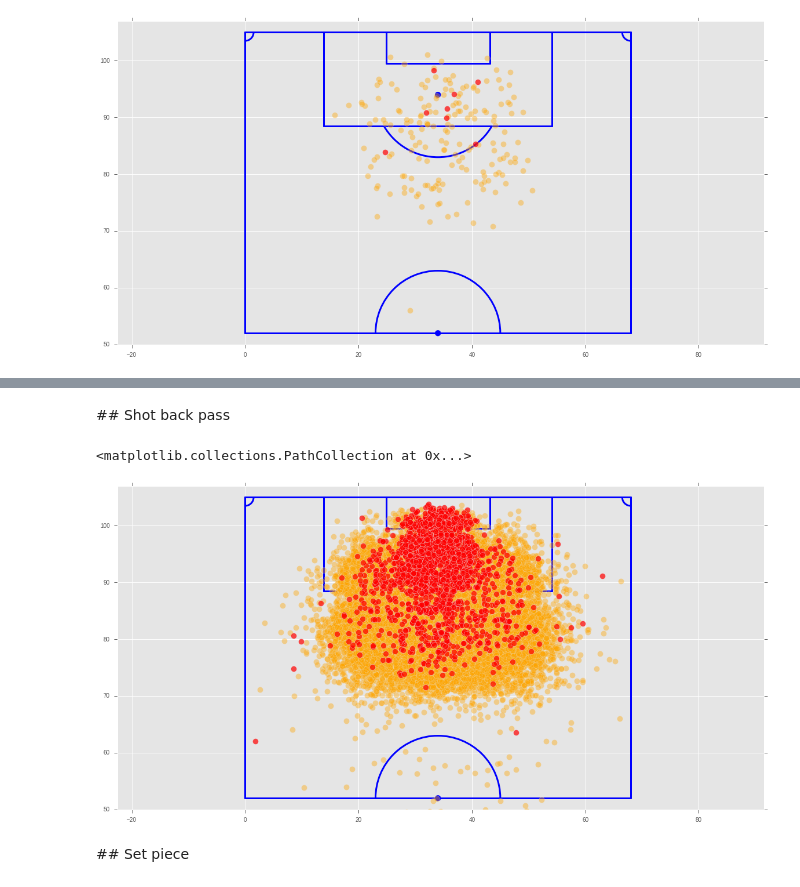
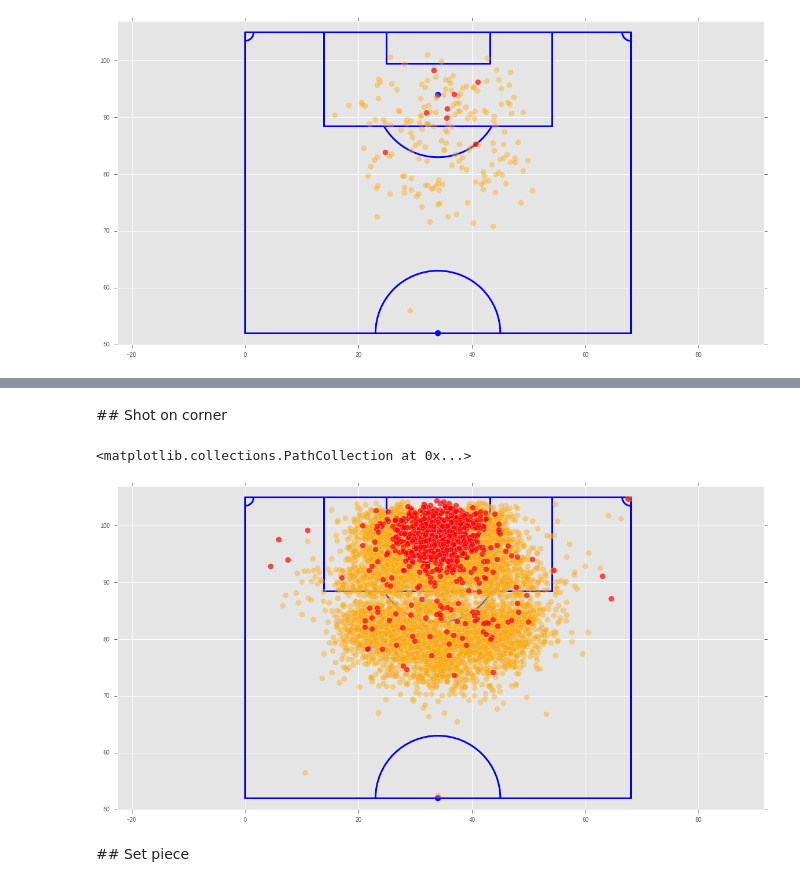
Before and after one commit to 10contre11/notebooks, a Jupyter notebook: xg_features_selection.ipynb, the cells around one changed output, grey strips where cells are left out. Drawn from its saved outputs; the diff is of its cells as text; code cells hidden in the pictures.

Commit message:
corner

```diff
--- a/xg_features_selection.ipynb
+++ b/xg_features_selection.ipynb
@@ -428,15 +428,15 @@ shots_back_cross[(shots_back_cross['goal'] == True) & (shots_back_cross['distanc
 | 32159 | 2014 | Allemagne | Bundesliga | Augsburg | Bayern München | Bayern München | Arjen Robben | ... |
 | 19184 | 2016 | Italie | Serie A | Sassuolo | Pescara | Sassuolo | Domenico Berardi | ... |
 # %% [markdown]
-## Shot back pass
+## Shot on corner
 # %%
 soccerfield()
-shots_back_pass = shots[(shots['on_back_pass'] == True)]
-plt.scatter(shots_back_pass[shots_back_pass['goal'] == False]['adj_start_y'], shots_back_pass[shots_back_pass['goal'] == False]['adj_start_x'], 100, c='orange', alpha=0.4, marker='o', zorder=2)
-plt.scatter(shots_back_pass[shots_back_pass['goal'] == True]['adj_start_y'], shots_back_pass[shots_back_pass['goal'] == True]['adj_start_x'], 100, c='red', alpha=0.7, marker='o', zorder=2)
+shots_on_corner = shots[(shots['on_corner'] == True)]
+plt.scatter(shots_on_corner[shots_on_corner['goal'] == False]['adj_start_y'], shots_on_corner[shots_on_corner['goal'] == False]['adj_start_x'], 100, c='orange', alpha=0.4, marker='o', zorder=2)
+plt.scatter(shots_on_corner[shots_on_corner['goal'] == True]['adj_start_y'], shots_on_corner[shots_on_corner['goal'] == True]['adj_start_x'], 100, c='red', alpha=0.7, marker='o', zorder=2)
 # %% [output]
 <matplotlib.collections.PathCollection at 0x...>
-[figure, old version]
+[figure, new version]
 # %% [markdown]
 ## Set piece
 # %%
```
Also changed, not shown: parts of 1 cell of this notebook.
